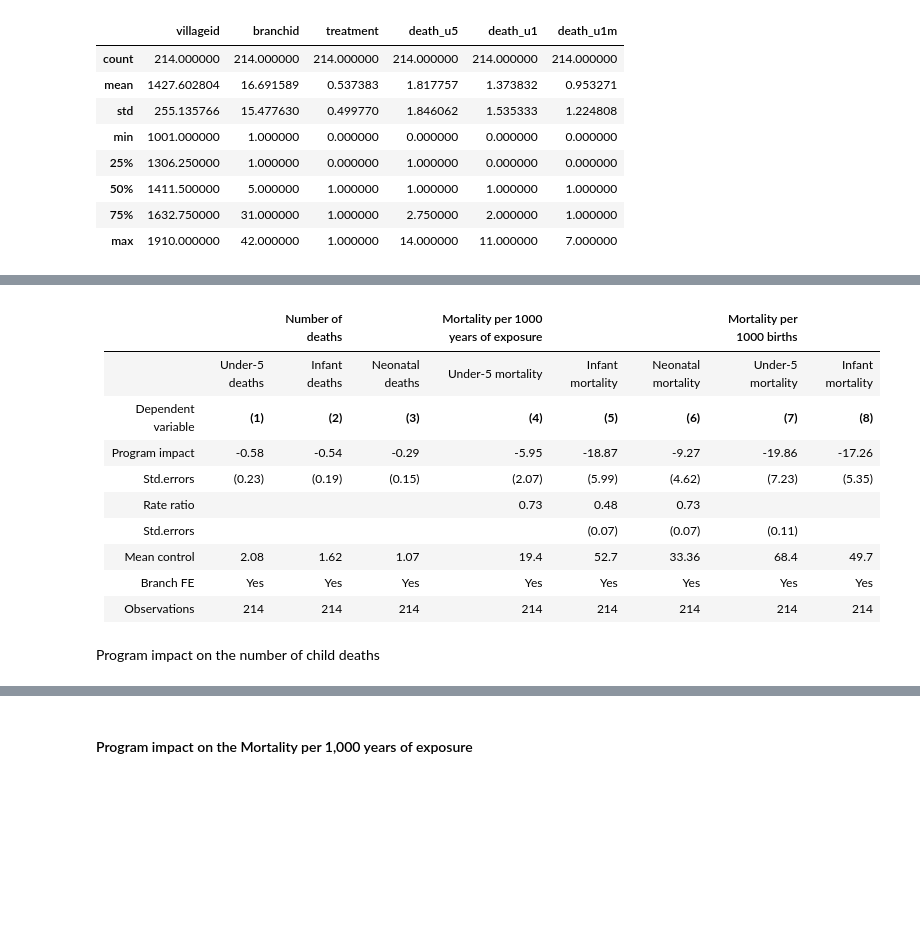
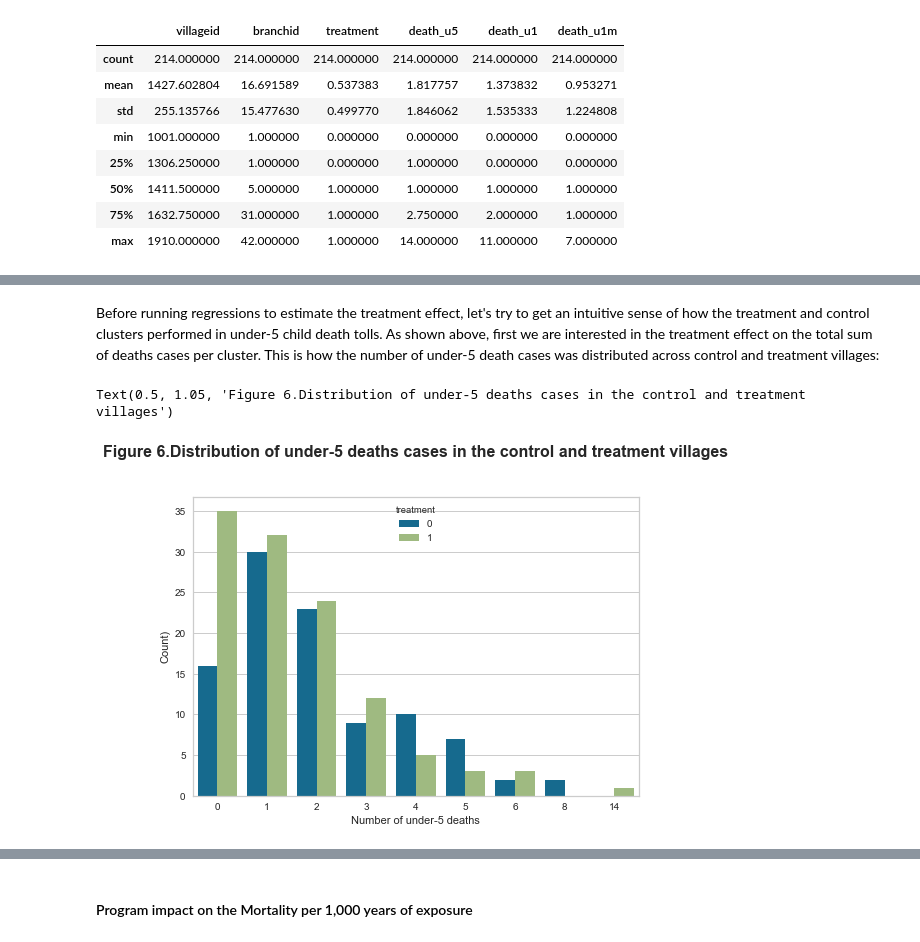
Before and after one commit to madinajapakhova/Project-replication, a Jupyter notebook: MJapakhova project(replication).ipynb, the cells around one changed output, grey strips where cells are left out. Drawn from its saved outputs; the diff is of its cells as text; code cells hidden in the pictures; blank space fills up the shorter version.

```diff
--- a/MJapakhova project(replication).ipynb
+++ b/MJapakhova project(replication).ipynb
@@ -511,14 +548,9 @@ display(HTML(tabulate.tabulate(table, tablefmt='html')))
-# %% [markdown]
-|  |  | Number of deaths | | Mortality per 1000 years of exposure | | | Mortality per 1000 births | |
-| --- | --- | --- | --- | ----------------------- | --- | --- | --- | --- |
-| | Under-5 deaths | Infant deaths | Neonatal deaths | Under-5 mortality |Infant mortality | Neonatal mortality | Under-5 mortality | Infant mortality |
-| Dependent variable | **(1)** | **(2)** | **(3)** | **(4)** | **(5)** | **(6)** | **(7)** | **(8)** |
-| Program impact | -0.58 | -0.54 | -0.29 | -5.95 | -18.87 | -9.27 | -19.86 | -17.26 |
-| Std.errors | (0.23) | (0.19) | (0.15) | (2.07) | (5.99) | (4.62) | (7.23) | (5.35) |
-| Rate ratio |  |  |  | 0.73 | 0.48 | 0.73 |  |  |
-| Std.errors |  |  |  |  | (0.07) | (0.07) | (0.11) |  |
-| Mean control | 2.08 | 1.62 | 1.07 | 19.4 | 52.7 | 33.36 | 68.4 | 49.7 |
-| Branch FE | Yes | Yes | Yes | Yes | Yes | Yes | Yes | Yes |
-| Observations | 214 | 214 | 214 | 214 | 214 | 214 | 214 | 214 |
-# %% [markdown]
-Program impact on the number of child deaths
+# %% [markdown]
+Before running regressions to estimate the treatment effect, let's try to get an intuitive sense of how the treatment and control clusters performed in under-5 child death tolls. As shown above, first we are interested in the treatment effect on the total sum of deaths cases per  cluster. This is how the number of under-5 death cases was distributed across control and treatment villages:
+# %%
+tc = sns.countplot(x="death_u5", hue = "treatment", data = df)
+tc.set(xlabel='Number of under-5 deaths', ylabel='Count)')
+tc.set_title(r'Figure 6.Distribution of under-5 deaths cases in the control and treatment villages', fontsize = 16, fontweight = 'bold', y=1.05)
+# %% [output]
+Text(0.5, 1.05, 'Figure 6.Distribution of under-5 deaths cases in the control and treatment villages')
+[figure, added]
```
Also changed, not shown: parts of 55 cells of this notebook.
